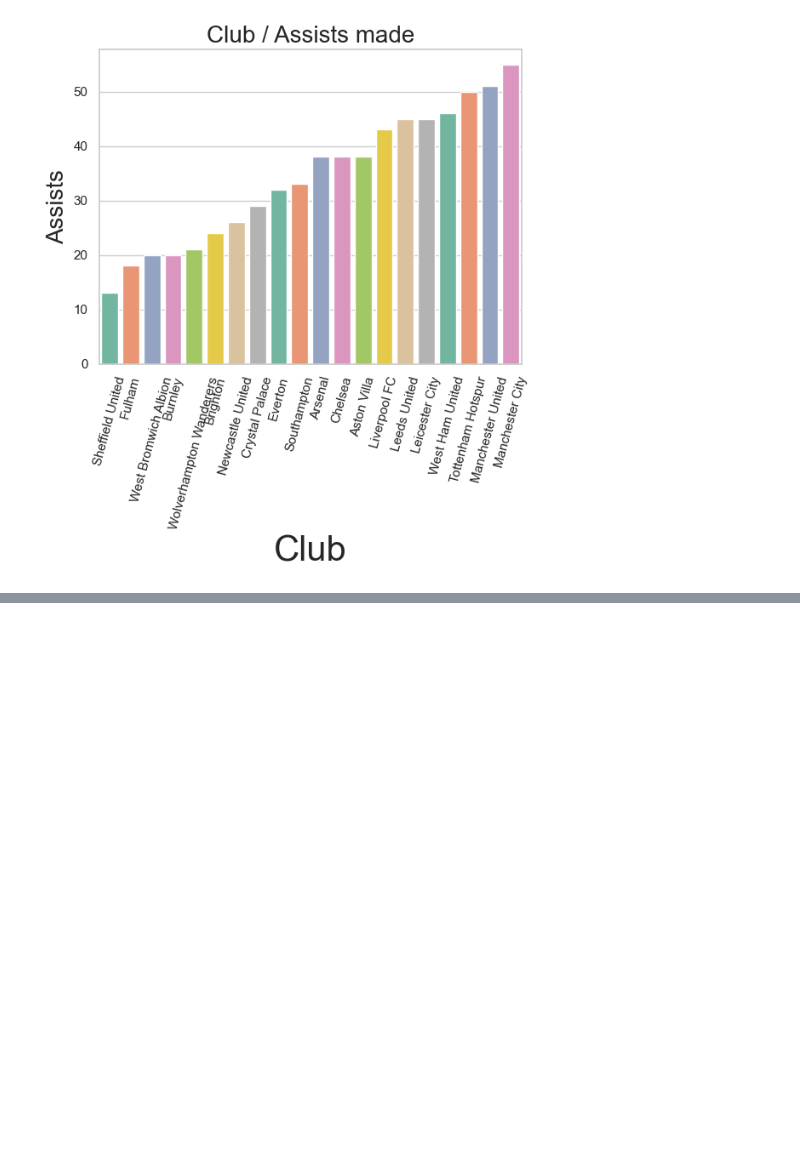
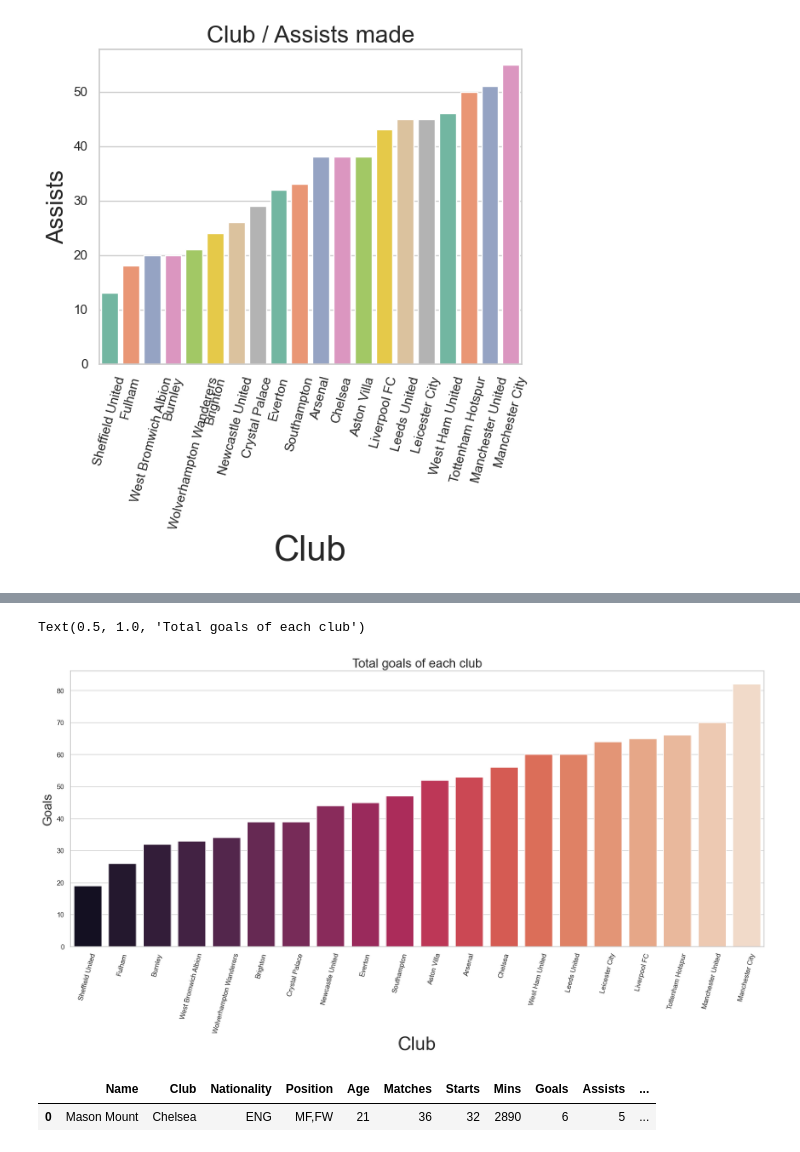
Before and after one commit to GjoeKariuki/Data-Analysis, a Jupyter notebook: eplanalysis.ipynb, the cells around one changed output, grey strips where cells are left out. Saved outputs shown, nothing was run; the diff lists cells and outputs as text; code cells hidden in the pictures; blank space fills up the shorter version.

```diff
--- a/eplanalysis.ipynb
+++ b/eplanalysis.ipynb
@@ -284,0 +323,4 @@ Text(0.5, 1.0, 'Club / Assists made')
+# %%
+# total goals from each club
+club_goals = (epl_dframe.groupby('Club', as_index=False)['Goals'].sum()).sort_values(by='Goals', ascending=False)
+club_goals
@@ -284,0 +345,16 @@ Text(0.5, 1.0, 'Club / Assists made')
+# %%
+sns.set_theme(style='whitegrid', color_codes=True)
+ax = sns.barplot(x='Club', y='Goals', data=club_goals.sort_values('Goals'), palette='rocket')
+ax.set_xlabel("Club", fontsize=30)
+ax.set_ylabel('Goals', fontsize=20)
+plt.xticks(rotation=75)
+plt.rcParams['figure.figsize'] = (20,8)
+plt.title('Total goals of each club', fontsize=20)
+# %% [output]
+Text(0.5, 1.0, 'Total goals of each club')
+[figure, added]
+# %%
+epl_dframe.head(1)
+# %% [output]
+|  | Name | Club | Nationality | Position | Age | Matches | Starts | Mins | Goals | Assists | ... |
+| 0 | Mason Mount | Chelsea | ENG | MF,FW | 21 | 36 | 32 | 2890 | 6 | 5 | ... |
```
Also changed, not shown: parts of 15 cells of this notebook.
